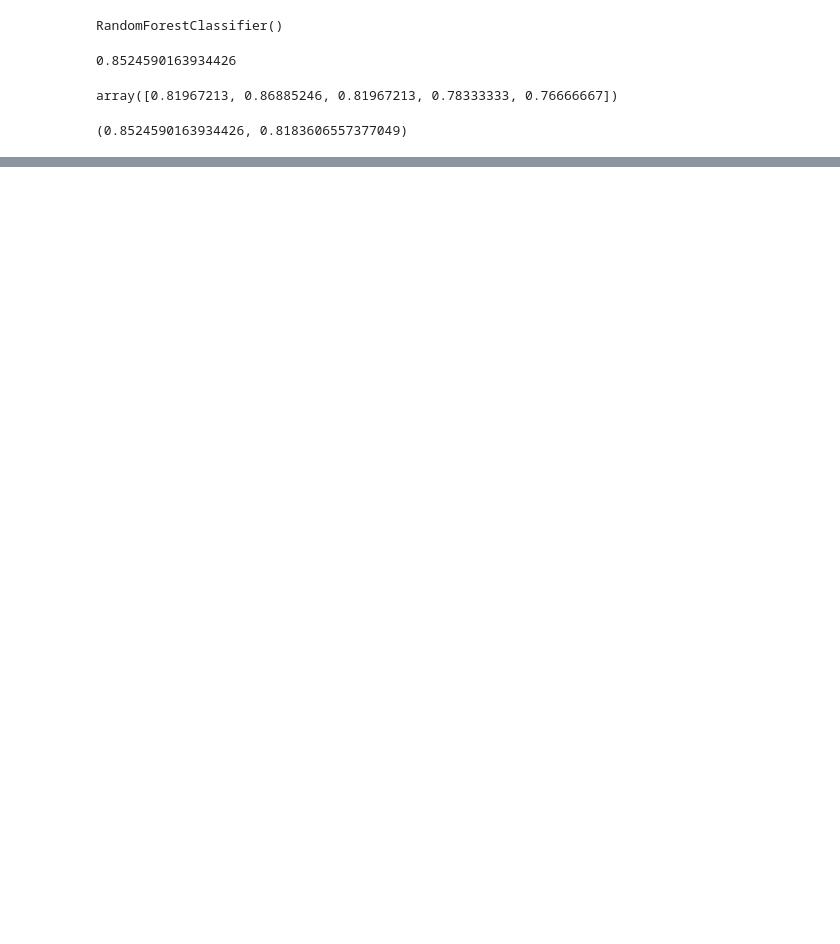
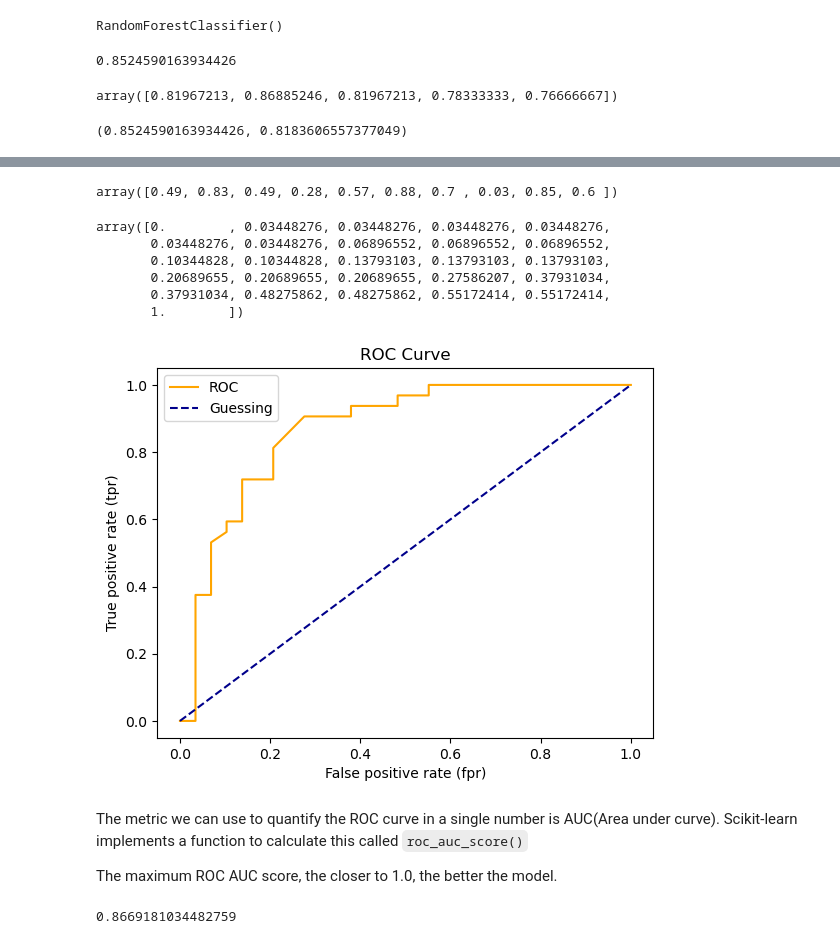
Before and after one commit to kunalprakash1309/Basic-machine-learning, a Jupyter notebook: 04-scikit/introduction-to-scikit-learn.ipynb, the cells around one changed output, grey strips where cells are left out. Saved outputs shown, nothing was run; the diff lists cells and outputs as text; code cells hidden in the pictures; blank space fills up the shorter version.

Commit message:
Developed understanding about ROC and AUC curve for model evalution

```diff
--- a/04-scikit/introduction-to-scikit-learn.ipynb
+++ b/04-scikit/introduction-to-scikit-learn.ipynb
@@ -828,0 +884,10 @@ clf.score(X_test, y_test), np.mean(cross_val_score(clf, X, y))
+# %%
+from sklearn.metrics import roc_curve
+
+# Fit the classifier
+clf.fit(X_train, y_train)
+
+# Make predictions with probabilities
+y_probs = clf.predict_proba(X_test)
+
+y_probs[:10], len(y_probs)
@@ -828,0 +906,55 @@ clf.score(X_test, y_test), np.mean(cross_val_score(clf, X, y))
+# %%
+#[,]  = before , => it represents row and after , => it represents columns
+# Here [:, 1] => select all row(:) and select column 1 [, 1]
+y_probs_positive = y_probs[:, 1] # keep the proba of the positive class only
+y_probs_positive[:10]
+# %% [output]
+array([0.49, 0.83, 0.49, 0.28, 0.57, 0.88, 0.7 , 0.03, 0.85, 0.6 ])
+# %%
+# Calculate fpr, tpr and thresolds
+fpr, tpr, thresholds = roc_curve(y_test, y_probs_positive)
+
+# Check the false positive rates
+fpr
+# %% [output]
+array([0.        , 0.03448276, 0.03448276, 0.03448276, 0.03448276,
+       0.03448276, 0.03448276, 0.06896552, 0.06896552, 0.06896552,
+       0.10344828, 0.10344828, 0.13793103, 0.13793103, 0.13793103,
+       0.20689655, 0.20689655, 0.20689655, 0.27586207, 0.37931034,
+       0.37931034, 0.48275862, 0.48275862, 0.55172414, 0.55172414,
+       1.        ])
+# %%
+# Create a function for plotting ROC curves
+import matplotlib.pyplot as plt
+
+def plot_roc_curve(fpr, tpr):
+    """
+    Plots a ROC curve given the false positive rate(fpr)
+    and true positive rate (tpr) of a model.
+    """
+    # Plot roc curve
+    plt.plot(fpr, tpr, color="orange", label="ROC")
+
+    # Plot line with no predictive power (baseline)
+    plt.plot([0,1],[0,1], color='darkblue', linestyle='--', label='Guessing')
+
+    # Customize the plot
+    plt.xlabel("False positive rate (fpr)")
+    plt.ylabel("True positive rate (tpr)")
+    plt.title("ROC Curve")
+    plt.legend()
+    plt.show()
+
+plot_roc_curve(fpr, tpr)
+# %% [output]
+[figure, added]
+# %% [markdown]
+The metric we can use to quantify the ROC curve in a single number is AUC(Area under curve). Scikit-learn implements a function to calculate this called `roc_auc_score()`
+
+The maximum ROC AUC score, the closer to 1.0, the better the model.
+# %%
+from sklearn.metrics import roc_auc_score
+
+roc_auc_score(y_test, y_probs_positive)
+# %% [output]
+0.8669181034482759
```
Also changed, not shown: parts of 14 cells of this notebook, 1 other file.
